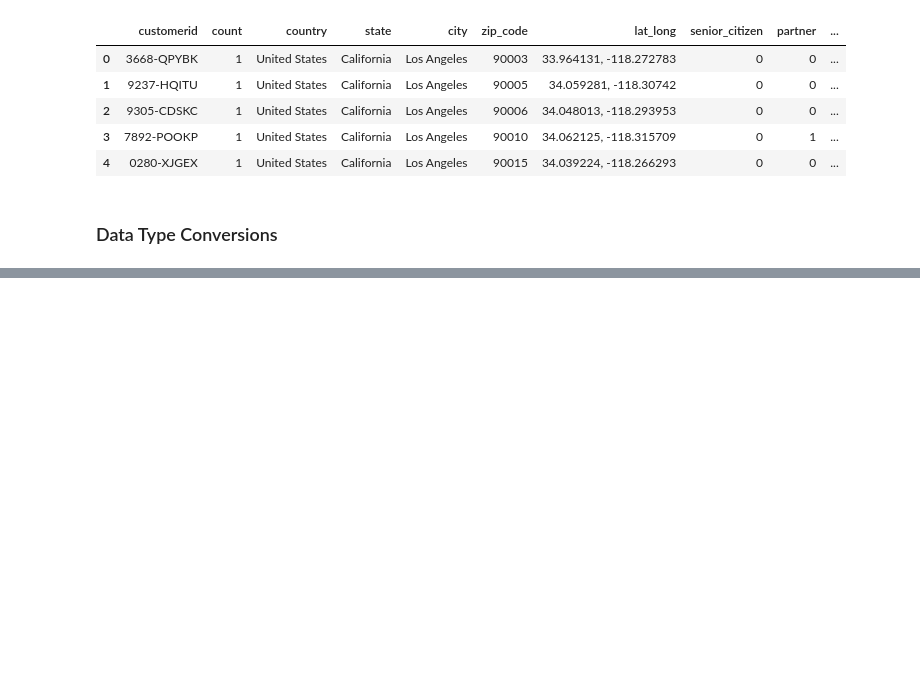
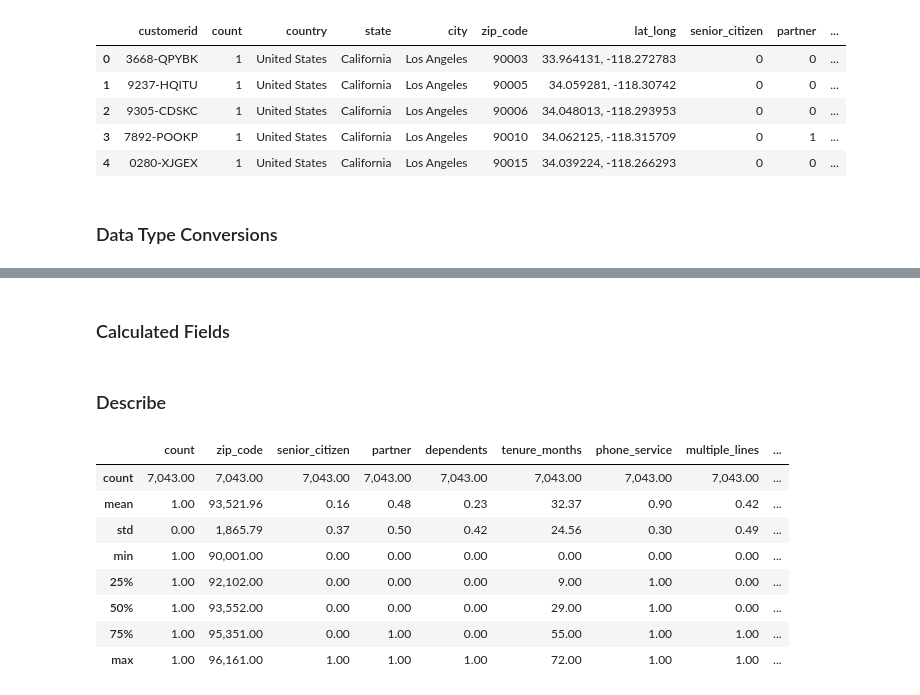
Before and after one commit to cutterback/p03-telco-churn-model, a Jupyter notebook: Telco-Churn-Classification-Model.ipynb, the cells around one changed output, grey strips where cells are left out. Drawn from its saved outputs; the diff is of its cells as text; code cells hidden in the pictures; blank space fills up the shorter version.

Commit message:
Adding data cleaning section

```diff
--- a/Telco-Churn-Classification-Model.ipynb
+++ b/Telco-Churn-Classification-Model.ipynb
@@ -231,9 +263,9 @@ tc_ohe.head()
 | 4 | 1 | 0 | 1 | 0 | 0 | 0 | ... |
 # %%
 # concatenate OHE columns with original dataframe, and drop some columns not needed
-tc_comb = pd.concat([tc, tc_ohe], axis=1)
-tc_comb.drop(categoricals, axis=1, inplace=True)
-tc_comb.head()
+tc2 = pd.concat([tc, tc_ohe], axis=1)
+tc2.drop(categoricals, axis=1, inplace=True)
+tc2.head()
 # %% [output]
 |  | customerid | count | country | state | city | zip_code | lat_long | senior_citizen | partner | ... |
 | 0 | 3668-QPYBK | 1 | United States | California | Los Angeles | 90003 | 33.964131, -118.272783 | 0 | 0 | ... |
@@ -274,0 +298,32 @@ memory usage: 1.7+ MB
+# %%
+# convert data type for total_charges to float
+tc2['total_charges'] = tc2['total_charges'].astype(float)
+# %% [markdown]
+### Calculated Fields
+# %%
+# create column for count of customer's total services
+svcs_list = ['phone_service', 'multiple_lines', 'online_security', 'online_backup',
+           'device_protection', 'tech_support', 'streaming_tv', 'streaming_movies',
+           'paperless_billing', 'internet_svc_dsl', 'internet_svc_fiber']
+
+tc2['service_cnt'] = tc2[svcs_list].sum(axis=1)
+# %%
+# create column for liftime average monthly charge
+tc2['monthly_charge_avg'] = np.where(tc2.tenure_months!=0,
+                                     tc2.total_charges/tc2.tenure_months,
+                                     tc2.monthly_charges)
+# %% [markdown]
+### Describe
+# %%
+# basic describe stats
+tc2.describe()
+# %% [output]
+|  | count | zip_code | senior_citizen | partner | dependents | tenure_months | phone_service | multiple_lines | ... |
+| count | 7,043.00 | 7,043.00 | 7,043.00 | 7,043.00 | 7,043.00 | 7,043.00 | 7,043.00 | 7,043.00 | ... |
+| mean | 1.00 | 93,521.96 | 0.16 | 0.48 | 0.23 | 32.37 | 0.90 | 0.42 | ... |
+| std | 0.00 | 1,865.79 | 0.37 | 0.50 | 0.42 | 24.56 | 0.30 | 0.49 | ... |
+| min | 1.00 | 90,001.00 | 0.00 | 0.00 | 0.00 | 0.00 | 0.00 | 0.00 | ... |
+| 25% | 1.00 | 92,102.00 | 0.00 | 0.00 | 0.00 | 9.00 | 1.00 | 0.00 | ... |
+| 50% | 1.00 | 93,552.00 | 0.00 | 0.00 | 0.00 | 29.00 | 1.00 | 0.00 | ... |
+| 75% | 1.00 | 95,351.00 | 0.00 | 1.00 | 0.00 | 55.00 | 1.00 | 1.00 | ... |
+| max | 1.00 | 96,161.00 | 1.00 | 1.00 | 1.00 | 72.00 | 1.00 | 1.00 | ... |
```
Also changed, not shown: parts of 11 cells of this notebook.
